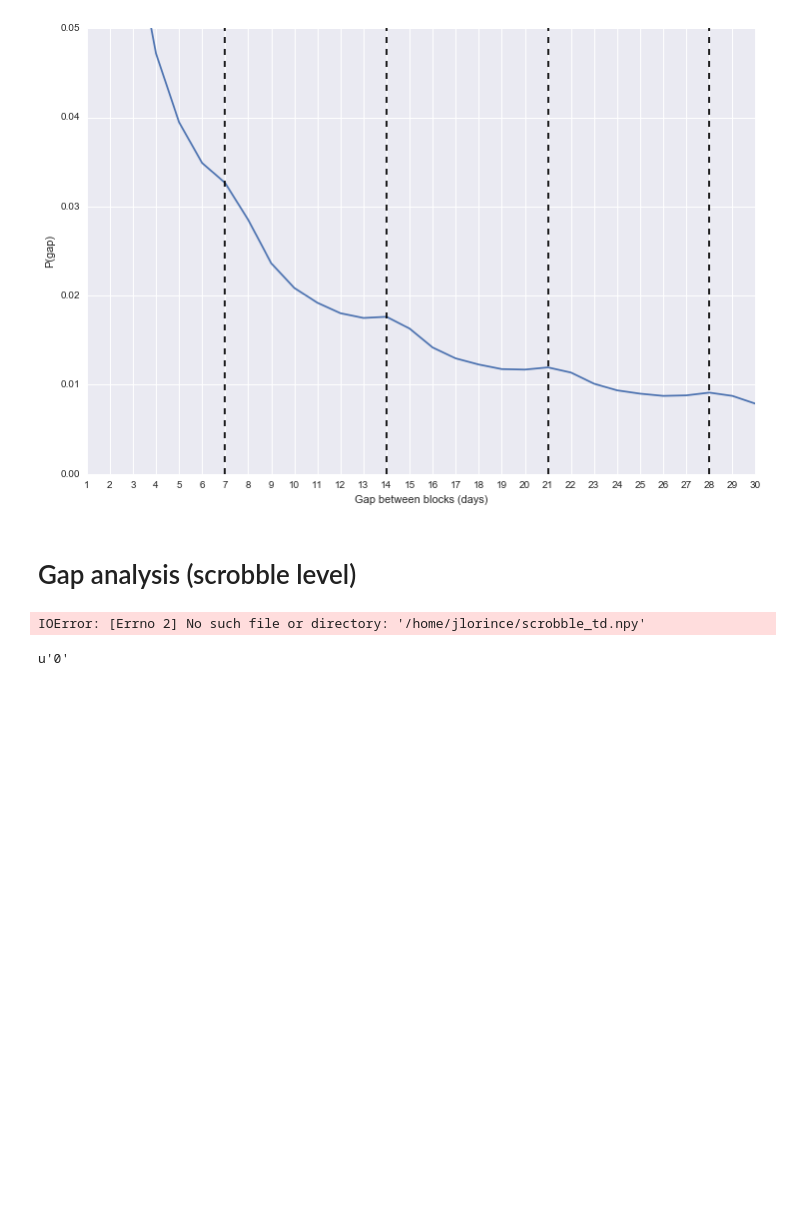
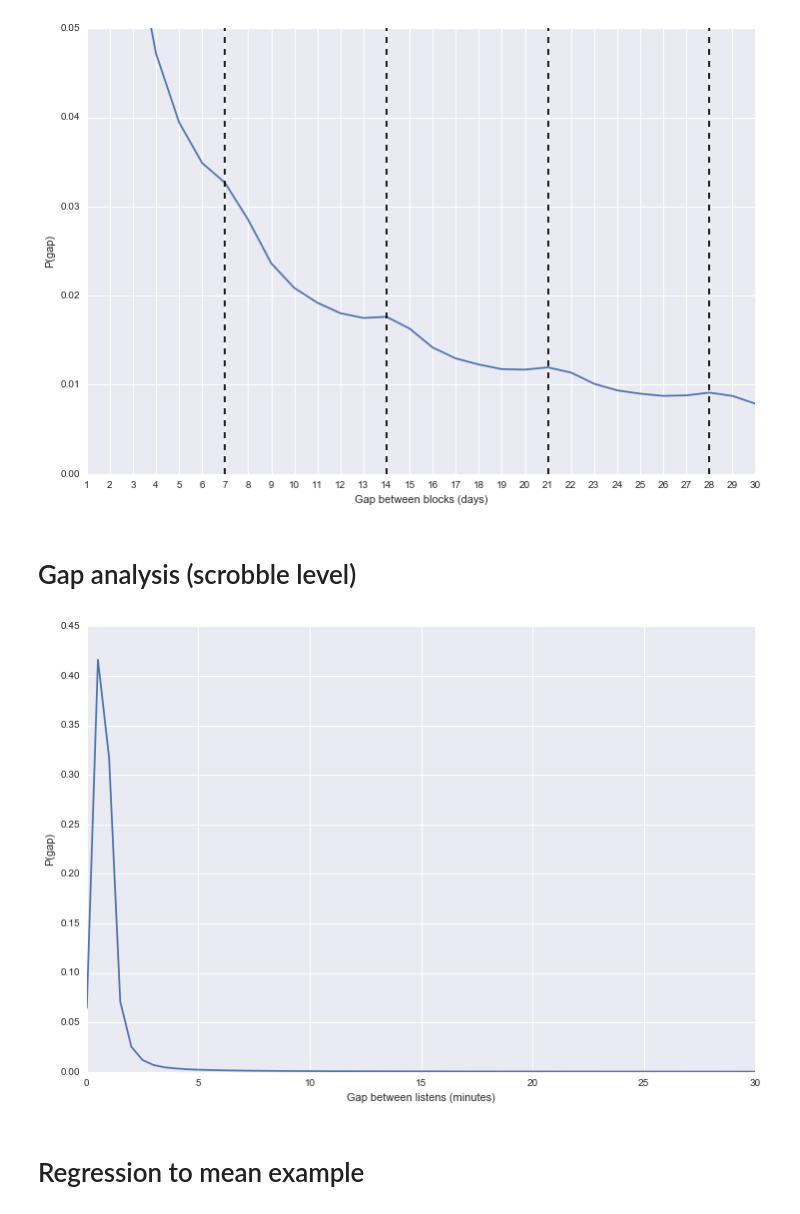
Before and after one commit to jlorince/MusicForaging, a Jupyter notebook: notebooks/result_viz.ipynb, the cells around one changed output. Drawn from its saved outputs; the diff is of its cells as text; code cells hidden in the pictures; blank space fills up the shorter version.

```diff
--- a/notebooks/result_viz.ipynb
+++ b/notebooks/result_viz.ipynb
@@ -383,20 +385,20 @@ ax.set_ylabel('P(gap)');
 # %%
 # import numpy as np
 # arr = np.loadtxt('scrobble_td_concat_nouser',delimiter=',',dtype=float)
 # result = np.nanmean(arr,axis=0)
 # np.save('/home/jlorince/scrobble_td.npy',result)
 
 x=np.load('../testData/scrobble_td.npy')
-x = pd.Series(x).cumsum()
+#x = pd.Series(x).cumsum()
 
 fig,ax = plt.subplots(1,1,figsize=(12,8))
 ax.plot(x)
 ax.set_xlim(0,60)
 ax.set_xticks(np.arange(0,61,10))
 ax.set_xticklabels(np.arange(0,31,5))
 # for y in (6,13,20,27):
 #     ax.axvline(y,ls='--',c='k')
 ax.set_xlabel('Gap between listens (minutes)')
 ax.set_ylabel('P(gap)');
 # %% [output]
-IOError: [Errno 2] No such file or directory: '/home/jlorince/scrobble_td.npy'
+[figure, added]
@@ -405,6 +405,2 @@ arr = np.loadtxt
-# %%
-l=ax.get_yticklabels()
-a = l[0]
-ax.get_xticklabels()[0].get_text()
-# %% [output]
-u'0'
+# %% [markdown]
+# Regression to mean example
```
Also changed, not shown: parts of 12 cells of this notebook, 6 other files.
